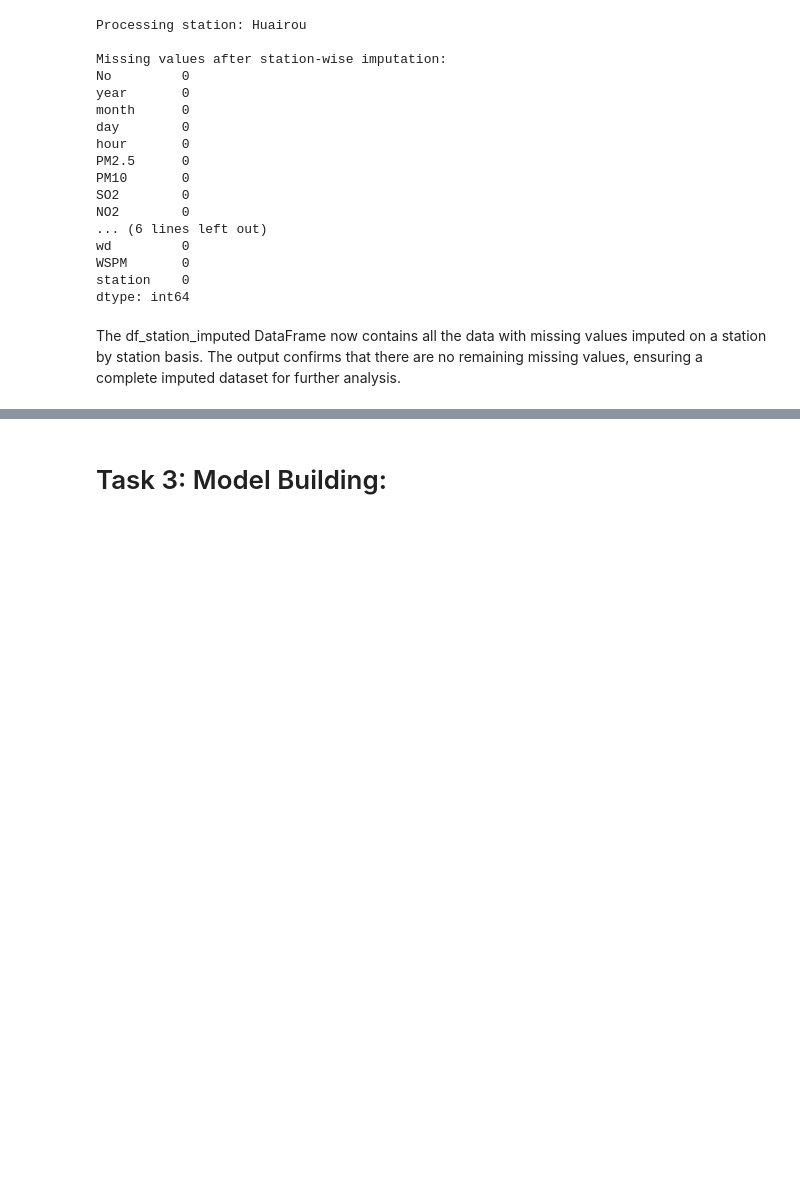
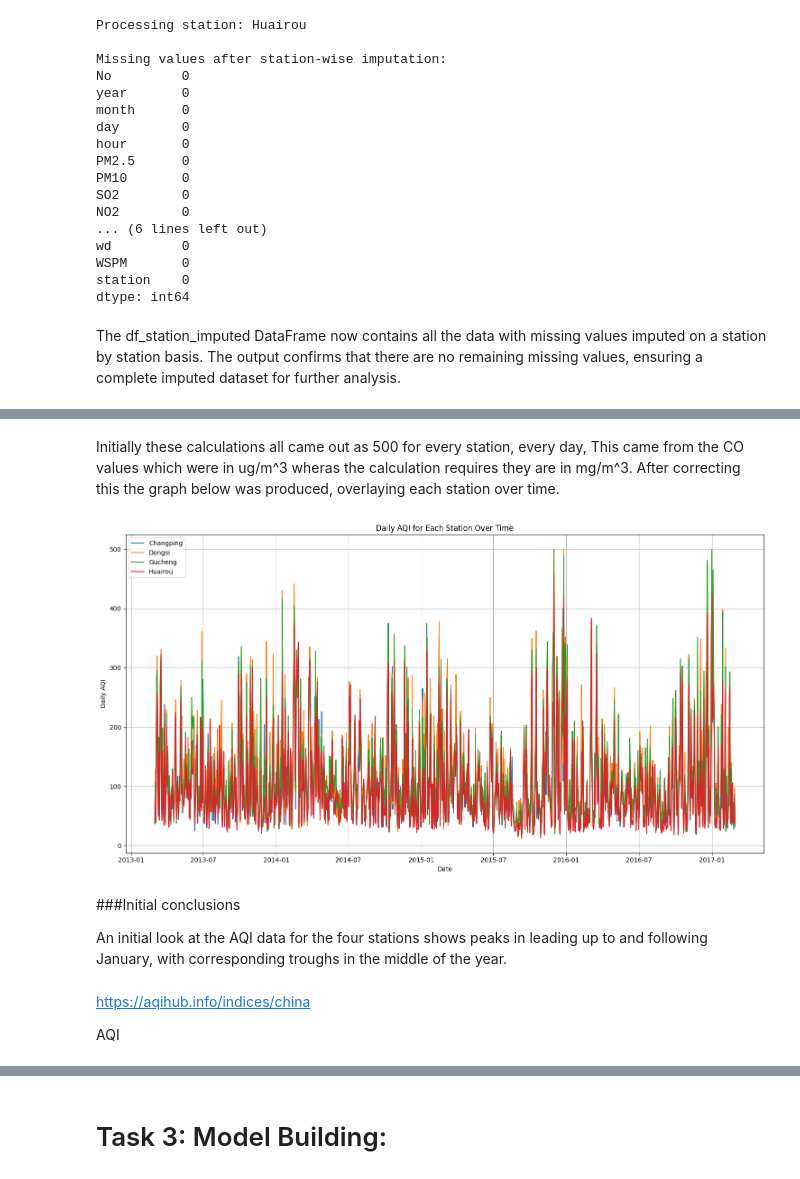
Before and after one commit to Obscuriosity/Programming_For_Data_Analysis, a Jupyter notebook: ST20214513_CMP7005_PRAC_1.ipynb, the cells around one changed output, grey strips where cells are left out. Drawn from its saved outputs; the diff is of its cells as text; code cells hidden in the pictures; blank space fills up the shorter version.

Commit message:
Tidying things up added AQI data calculations.

```diff
--- a/ST20214513_CMP7005_PRAC_1.ipynb
+++ b/ST20214513_CMP7005_PRAC_1.ipynb
@@ -290,3 +298,15 @@ The description provides statistics for each column in the final DataFrame:
 *   **50% (Median)**: The 50th percentile (median or second quartile).
 *   **75% (Q3)**: The 75th percentile (third quartile).
 *   **max**: The maximum value.
+# %%
+# turn 'df_station_imputed' back to df for brevity
+df = df_station_imputed
+# convert date and time to 'datetime'format.
+df['datetime'] = pd.to_datetime(df[['year', 'month', 'day', 'hour']])
+# drop day and hour columns as datetime can be used now.
+df = df.drop(columns=['day', 'hour'])
+# add a 'coarse' column to record the PM10 values with the finer PM2.5 values subtracted.
+df['Coarse'] = df['PM10'] - df['PM2.5']
+col = df.pop('Coarse')
+df.insert(5, col.name, col)
+df.head()
@@ -292,0 +435,25 @@ The description provides statistics for each column in the final DataFrame:
+# %% [markdown]
+Initially these calculations all came out as 500 for every station, every day, This came from the CO values which were in ug/m^3 wheras the calculation requires they are in mg/m^3. After correcting this the graph below was produced, overlaying each station over time.
+# %%
+plt.figure(figsize=(15, 8))
+for station_name in df_daily['station'].unique():
+    station_df_daily = df_daily[df_daily['station'] == station_name]
+    plt.plot(station_df_daily['date'], station_df_daily['Daily_AQI'], label=station_name)
+
+plt.xlabel('Date')
+plt.ylabel('Daily AQI')
+plt.title('Daily AQI for Each Station Over Time')
+plt.legend()
+plt.grid(True)
+plt.tight_layout()
+plt.show()
+# %% [output]
+[figure, added]
+# %% [markdown]
+###Initial conclusions
+
+An initial look at the AQI data for the four stations shows peaks in leading up to and following January, with corresponding troughs in the middle of the year.
+# %% [markdown]
+https://aqihub.info/indices/china
+
+AQI
```
Also changed, not shown: parts of 17 cells of this notebook.
